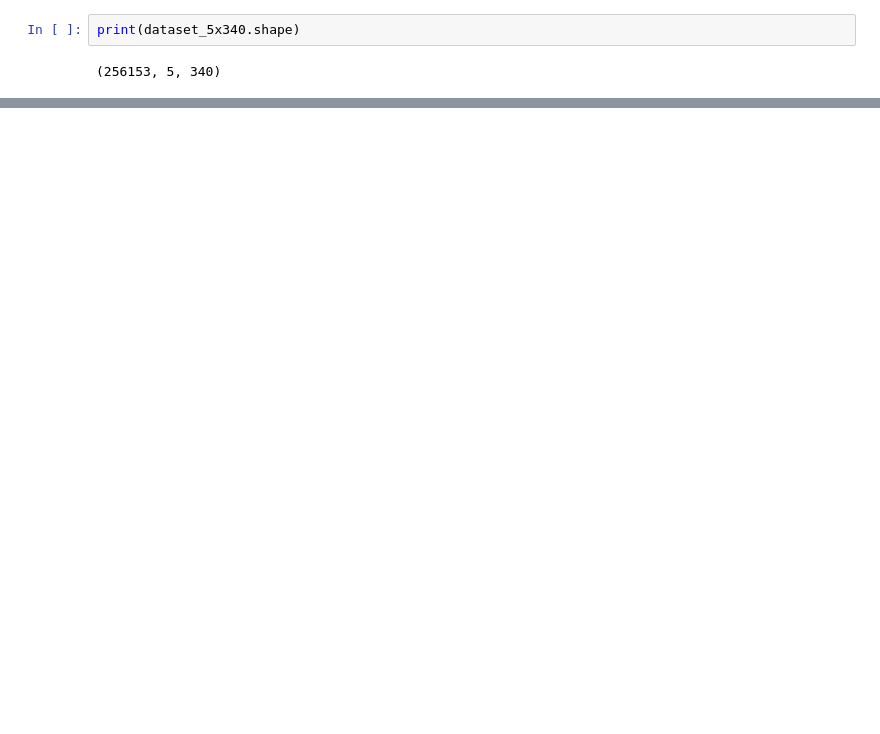
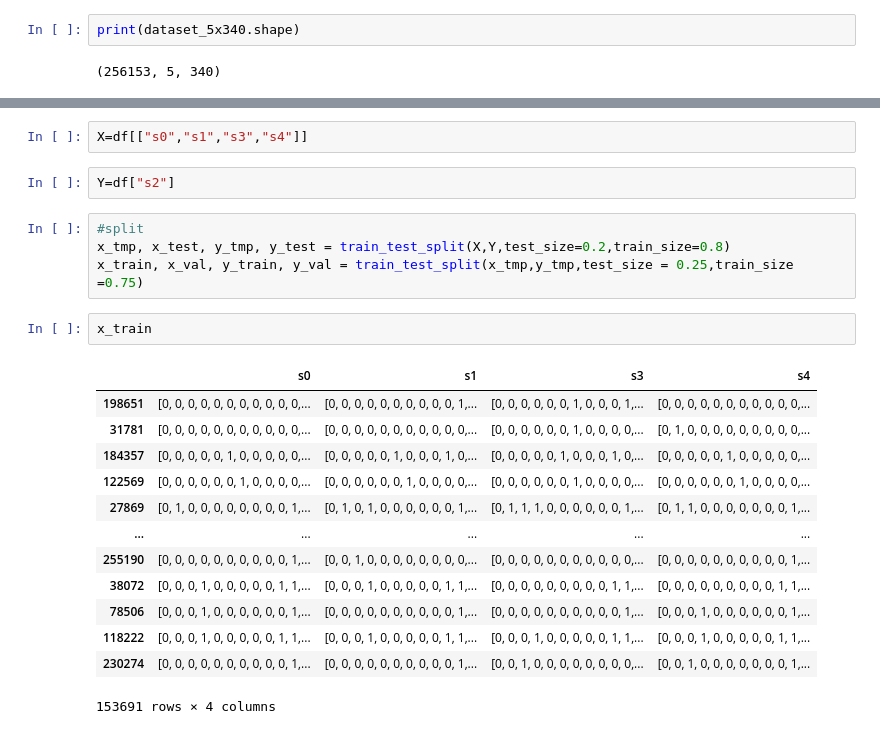
Before and after one commit to 0xfrossi/Deep_Learning_state_reconstructor, a Jupyter notebook: AutoencoderJup-Parte2.ipynb, the cells around one changed output, grey strips where cells are left out. Saved outputs shown, nothing was run; the diff lists cells and outputs as text; blank space fills up the shorter version.

```diff
--- a/AutoencoderJup-Parte2.ipynb
+++ b/AutoencoderJup-Parte2.ipynb
@@ -188,0 +106,24 @@ True
+# %%
+X=df[["s0","s1","s3","s4"]]
+# %%
+Y=df["s2"]
+# %%
+#split
+x_tmp, x_test, y_tmp, y_test = train_test_split(X,Y,test_size=0.2,train_size=0.8)
+x_train, x_val, y_train, y_val = train_test_split(x_tmp,y_tmp,test_size = 0.25,train_size =0.75)
+# %%
+x_train
+# %% [output]
+|  | s0 | s1 | s3 | s4 |
+| 198651 | [0, 0, 0, 0, 0, 0, 0, 0, 0, 0, 0,... | [0, 0, 0, 0, 0, 0, 0, 0, 0, 0, 1,... | [0, 0, 0, 0, 0, 0, 1, 0, 0, 0, 1,... | [0, 0, 0, 0, 0, 0, 0, 0, 0, 0, 0,... |
+| 31781 | [0, 0, 0, 0, 0, 0, 0, 0, 0, 0, 0,... | [0, 0, 0, 0, 0, 0, 0, 0, 0, 0, 0,... | [0, 0, 0, 0, 0, 0, 1, 0, 0, 0, 0,... | [0, 1, 0, 0, 0, 0, 0, 0, 0, 0, 0,... |
+| 184357 | [0, 0, 0, 0, 0, 1, 0, 0, 0, 0, 0,... | [0, 0, 0, 0, 0, 1, 0, 0, 0, 1, 0,... | [0, 0, 0, 0, 0, 1, 0, 0, 0, 1, 0,... | [0, 0, 0, 0, 0, 1, 0, 0, 0, 0, 0,... |
+| 122569 | [0, 0, 0, 0, 0, 0, 1, 0, 0, 0, 0,... | [0, 0, 0, 0, 0, 0, 1, 0, 0, 0, 0,... | [0, 0, 0, 0, 0, 0, 1, 0, 0, 0, 0,... | [0, 0, 0, 0, 0, 0, 1, 0, 0, 0, 0,... |
+| 27869 | [0, 1, 0, 0, 0, 0, 0, 0, 0, 0, 1,... | [0, 1, 0, 1, 0, 0, 0, 0, 0, 0, 1,... | [0, 1, 1, 1, 0, 0, 0, 0, 0, 0, 1,... | [0, 1, 1, 0, 0, 0, 0, 0, 0, 0, 1,... |
+| ... | ... | ... | ... | ... |
+| 255190 | [0, 0, 0, 0, 0, 0, 0, 0, 0, 0, 1,... | [0, 0, 1, 0, 0, 0, 0, 0, 0, 0, 0,... | [0, 0, 0, 0, 0, 0, 0, 0, 0, 0, 0,... | [0, 0, 0, 0, 0, 0, 0, 0, 0, 0, 1,... |
+| 38072 | [0, 0, 0, 1, 0, 0, 0, 0, 0, 1, 1,... | [0, 0, 0, 1, 0, 0, 0, 0, 0, 1, 1,... | [0, 0, 0, 0, 0, 0, 0, 0, 0, 1, 1,... | [0, 0, 0, 0, 0, 0, 0, 0, 0, 1, 1,... |
+| 78506 | [0, 0, 0, 1, 0, 0, 0, 0, 0, 0, 1,... | [0, 0, 0, 0, 0, 0, 0, 0, 0, 0, 1,... | [0, 0, 0, 0, 0, 0, 0, 0, 0, 0, 1,... | [0, 0, 0, 1, 0, 0, 0, 0, 0, 0, 1,... |
+| 118222 | [0, 0, 0, 1, 0, 0, 0, 0, 0, 1, 1,... | [0, 0, 0, 1, 0, 0, 0, 0, 0, 1, 1,... | [0, 0, 0, 1, 0, 0, 0, 0, 0, 1, 1,... | [0, 0, 0, 1, 0, 0, 0, 0, 0, 1, 1,... |
+| 230274 | [0, 0, 0, 0, 0, 0, 0, 0, 0, 0, 1,... | [0, 0, 0, 0, 0, 0, 0, 0, 0, 0, 1,... | [0, 0, 1, 0, 0, 0, 0, 0, 0, 0, 0,... | [0, 0, 1, 0, 0, 0, 0, 0, 0, 0, 1,... |
+153691 rows × 4 columns
```
Also changed, not shown: parts of 29 cells of this notebook, 2 other files.
